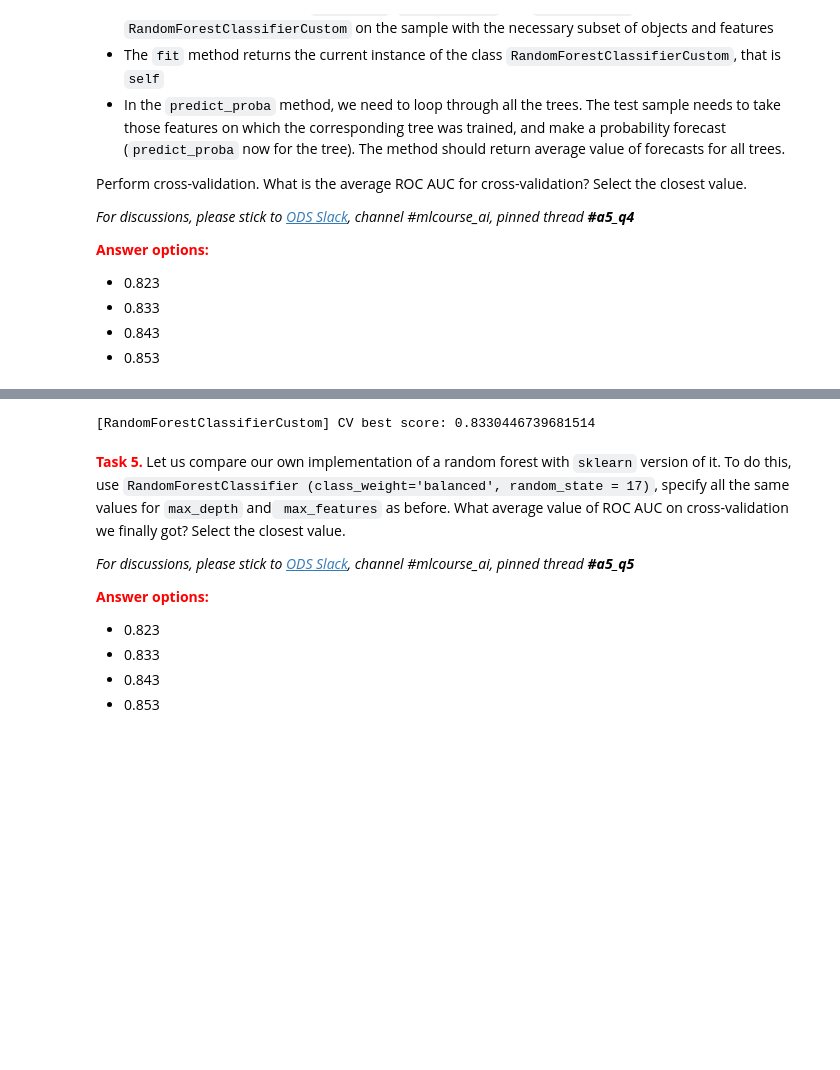
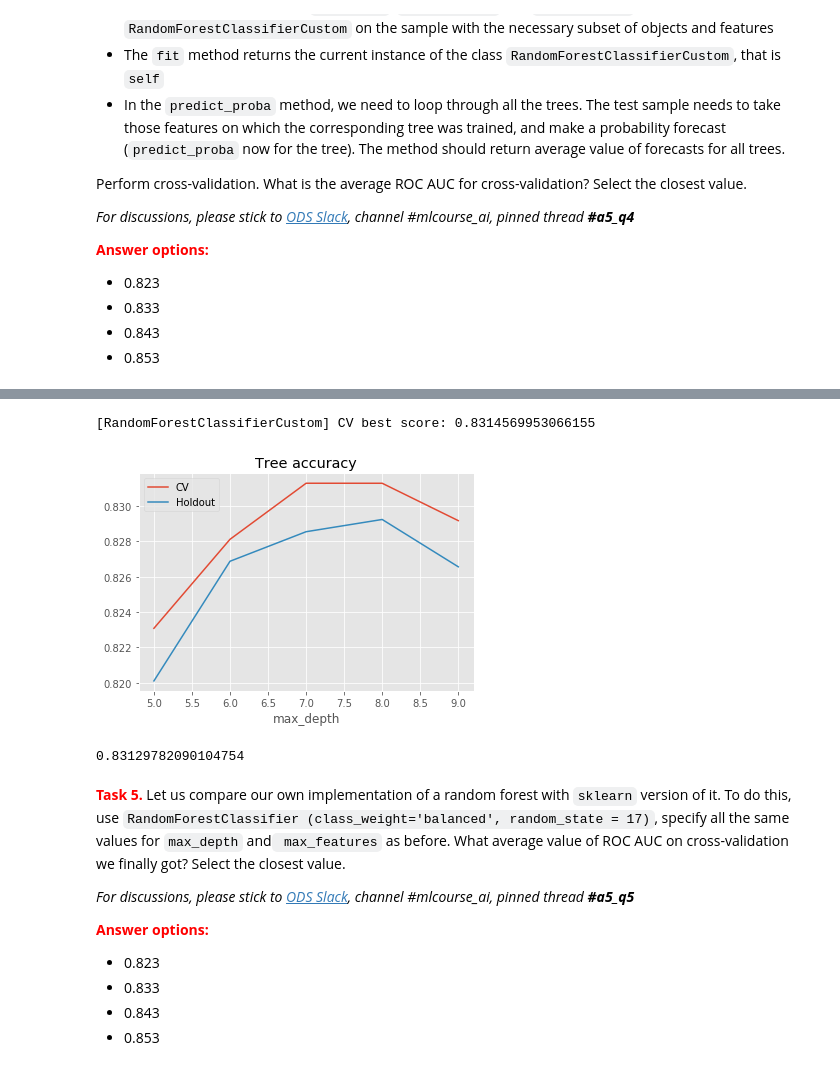
Before and after one commit to eldaniz/mlcourse.ai, a Jupyter notebook: jupyter_english/assignments_fall2018/assignment5_rf_logit_scoring_texts.ipynb, the cells around one changed output, grey strips where cells are left out. Saved outputs shown, nothing was run; the diff lists cells and outputs as text; code cells hidden in the pictures; blank space fills up the shorter version.

```diff
--- a/jupyter_english/assignments_fall2018/assignment5_rf_logit_scoring_texts.ipynb
+++ b/jupyter_english/assignments_fall2018/assignment5_rf_logit_scoring_texts.ipynb
@@ -333,6 +333,16 @@ class RandomForestClassifierCustom(BaseEstimator):
             y_train = y.iloc[id_instances]
 
             tree = DecisionTreeClassifier(
+                #==> best parameters of previous tree
+                #max_depth=7,
+                #max_features=6,
+                class_weight='balanced', criterion='gini',
+                max_leaf_nodes=None, min_impurity_decrease=0.0,
+                min_impurity_split=None, min_samples_leaf=1,
+                min_samples_split=2, min_weight_fraction_leaf=0.0,
+                presort=False, splitter='best',
+                #<== best parameters of previous tree
+
                 max_depth=self.max_depth,
                 random_state=self.random_state + i)
 
@@ -368,10 +381,35 @@ GridSearchCV(cv=StratifiedKFold(n_splits=5, random_state=17, shuffle=True),
        param_grid={'max_depth': [5, 6, 7, 8, 9], 'max_features': [4, 5, 6, 7]},
        pre_dispatch='2*n_jobs', refit=True, return_train_score='warn',
        scoring='roc_auc', verbose=True)
-# %%
-print('[RandomForestClassifierCustom] CV best score: {}'.format(custom_tree_grid.best_score_))
-# %% [output]
-[RandomForestClassifierCustom] CV best score: 0.8330446739681514
+# %%
+from sklearn.model_selection import cross_val_score
+from sklearn.metrics import roc_auc_score
+from sklearn.model_selection import train_test_split
+cv_scores, holdout_scores = [], []
+n_maxdepth = [5, 6, 7, 8, 9]
+
+X_train, X_valid, y_train, y_valid = train_test_split(X, y, test_size=0.3, random_state=17)
+for max_depth in n_maxdepth:
+    tree = RandomForestClassifierCustom(max_depth=max_depth, random_state=17)
+
+    cv_scores.append(np.mean(cross_val_score(tree, X_train, y_train, scoring='roc_auc', cv=5)))
+    tree.fit(X_train, y_train)
+
+    holdout_scores.append(roc_auc_score(y_valid, tree.predict_proba(X_valid)[:, 1]))
+
+plt.plot(n_maxdepth, cv_scores, label='CV')
+plt.plot(n_maxdepth, holdout_scores, label='Holdout')
+plt.xlabel('max_depth')
+plt.title('Tree accuracy')
+plt.legend();
+plt.show()
+# %% [output]
+[RandomForestClassifierCustom] CV best score: 0.8314569953066155
+[figure, added]
+# %%
+np.max(cv_scores)
+# %% [output]
+0.83129782090104754
 # %% [markdown]
 **<font color='red'>Task 5.</font>**
 Let us compare our own implementation of a random forest with `sklearn` version of it. To do this, use `RandomForestClassifier (class_weight='balanced', random_state = 17)`, specify all the same values for `max_depth` and` max_features` as before. What average value of ROC AUC on cross-validation we finally got? Select the closest value.
```
Also changed, not shown: parts of 4 cells of this notebook, 2 other files.
